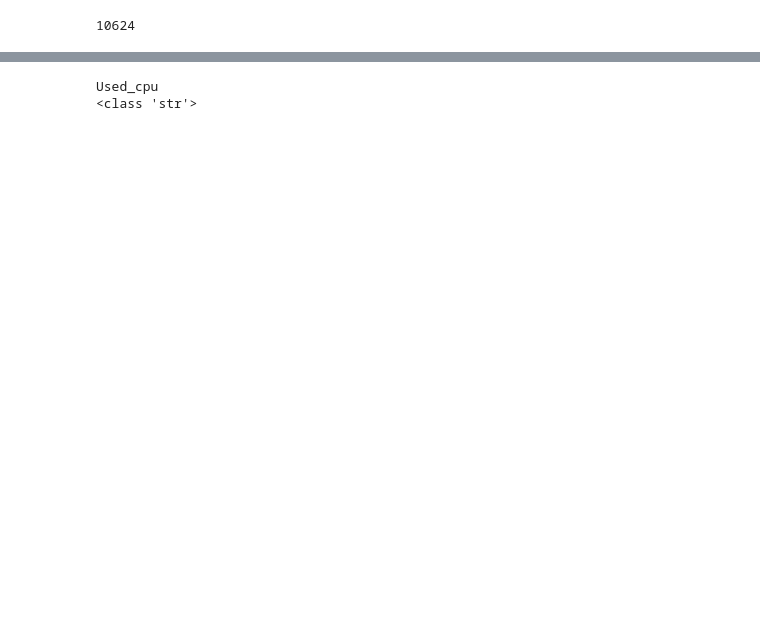
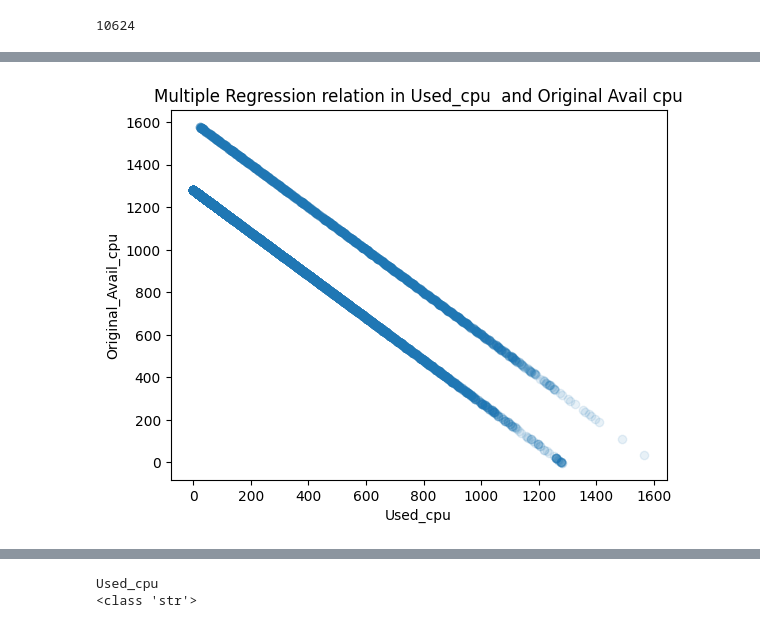
Before and after one commit to vaishnavishivde98/Hackathon, a Jupyter notebook: Hack.ipynb, the cells around one changed output, grey strips where cells are left out. Cells and saved outputs as stored; diff of their text form; code cells hidden in the pictures; blank space fills up the shorter version.

```diff
--- a/Hack.ipynb
+++ b/Hack.ipynb
@@ -46,4 +119,12 @@ Exec602    3378
 Name: count, dtype: int64
+# %%
+plt.scatter(dataset['Used_cpu'] , dataset['Original_Avail_cpu'],alpha=0.1)
+plt.title('Multiple Regression relation in Used_cpu  and Original Avail cpu')
+plt.xlabel('Used_cpu')
+plt.ylabel('Original_Avail_cpu')
+plt.show()
+# %% [output]
+[figure, added]
 # %%
 plt.scatter(dataset['Timestamp'] , dataset['Used_cpu'],alpha=0.1)
 plt.title('Multiple Regression relation in Timestamp and Used_cpu')
```
Also changed, not shown: parts of 20 cells of this notebook.
